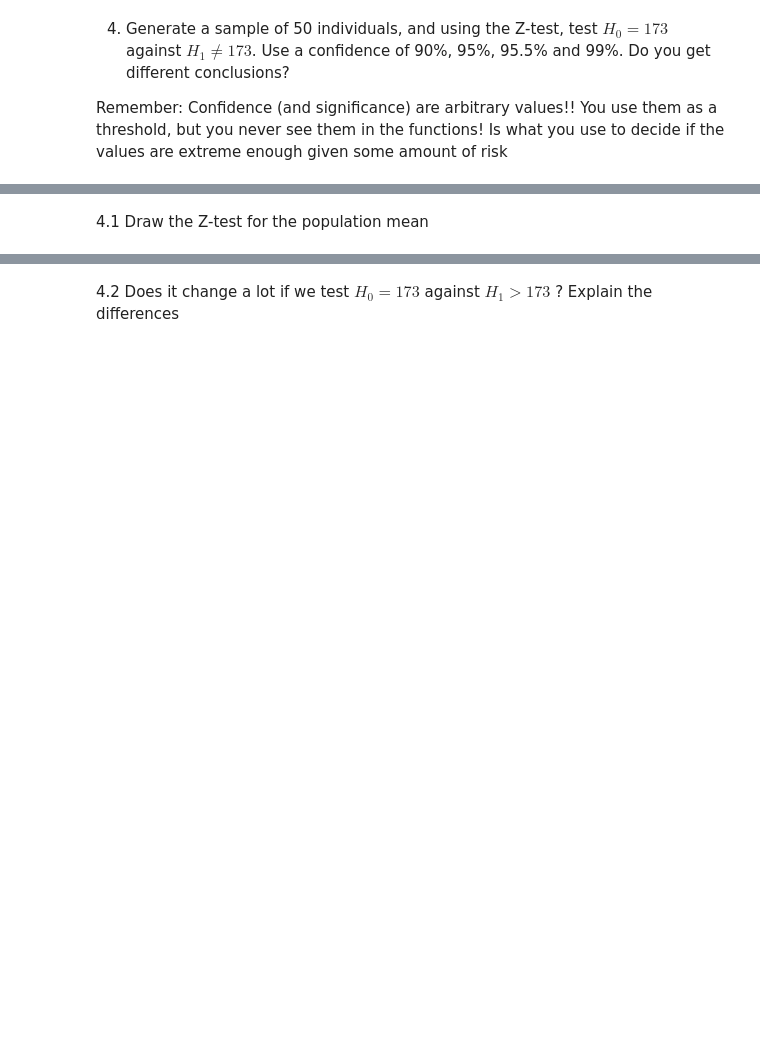
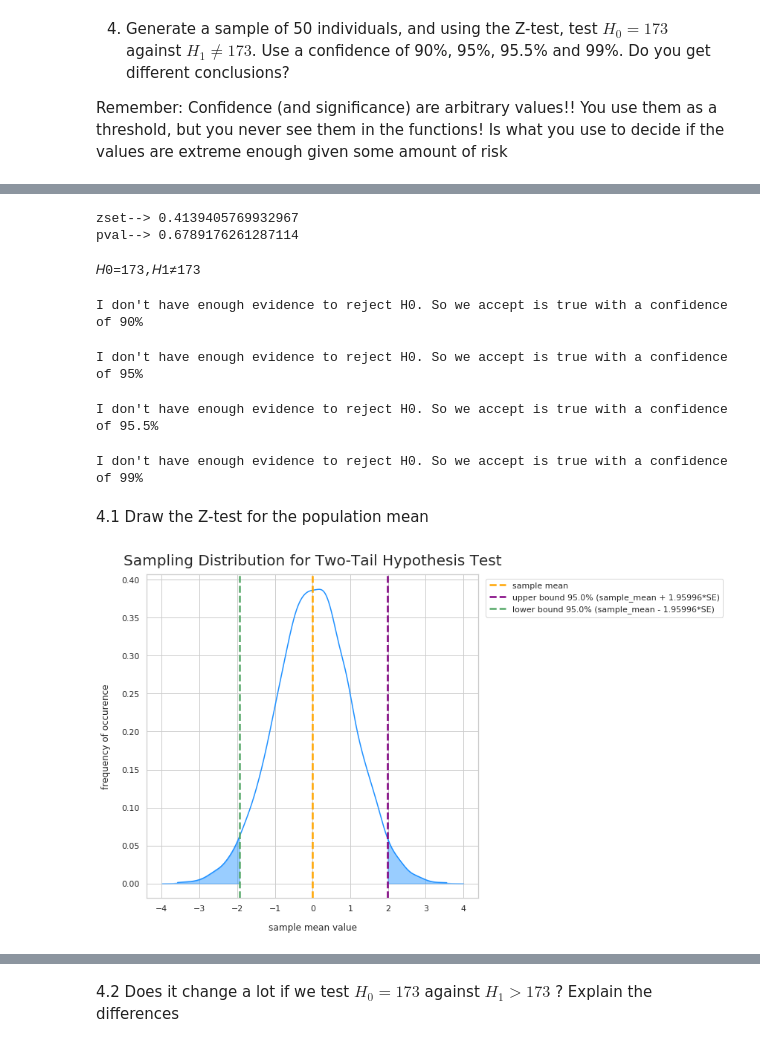
Before and after one commit to lveagithub/barcelonads, a Jupyter notebook: SecondAssigment/SecondAssignmentHandsOn.ipynb, the cells around one changed output, grey strips where cells are left out. Saved outputs shown, nothing was run; the diff lists cells and outputs as text; code cells hidden in the pictures; blank space fills up the shorter version.

```diff
--- a/SecondAssigment/SecondAssignmentHandsOn.ipynb
+++ b/SecondAssigment/SecondAssignmentHandsOn.ipynb
@@ -205,2 +252,43 @@ Remember: Confidence (and significance) are arbitrary values!! You use them as a
+# %%
+zset,pval = ztest(barcelona_h_sample, value = 173, alternative="two-sided")
+print("zset--> {0}".format(zset))
+print("pval--> {0}".format(pval))
+# %% [output]
+zset--> 0.4139405769932967
+pval--> 0.6789176261287114
+# %%
+print("𝐻0=173,𝐻1≠173")
+# %% [output]
+𝐻0=173,𝐻1≠173
+# %%
+alpha = 0.1
+confidence_perc = "90%"
+ztest_hypothesis_determination(pval, alpha, confidence_perc)
+# %% [output]
+I don't have enough evidence to reject H0. So we accept is true with a confidence of 90%
+# %%
+alpha = 0.05
+confidence_perc = "95%"
+ztest_hypothesis_determination(pval, alpha, confidence_perc)
+# %% [output]
+I don't have enough evidence to reject H0. So we accept is true with a confidence of 95%
+# %%
+alpha = 0.045
+confidence_perc = "95.5%"
+ztest_hypothesis_determination(pval, alpha, confidence_perc)
+# %% [output]
+I don't have enough evidence to reject H0. So we accept is true with a confidence of 95.5%
+# %%
+alpha = 0.01
+confidence_perc = "99%"
+ztest_hypothesis_determination(pval, alpha, confidence_perc)
+# %% [output]
+I don't have enough evidence to reject H0. So we accept is true with a confidence of 99%
 # %% [markdown]
 4.1 Draw the Z-test for the population mean
+# %%
+mu, sigma = 0, 1 # mean and standard deviation
+confidence = 0.95
+snd_two_tailed_z_test(mu, sigma, confidence)
+# %% [output]
+[figure, added]
```
Also changed, not shown: parts of 55 cells of this notebook, 5 other files.
